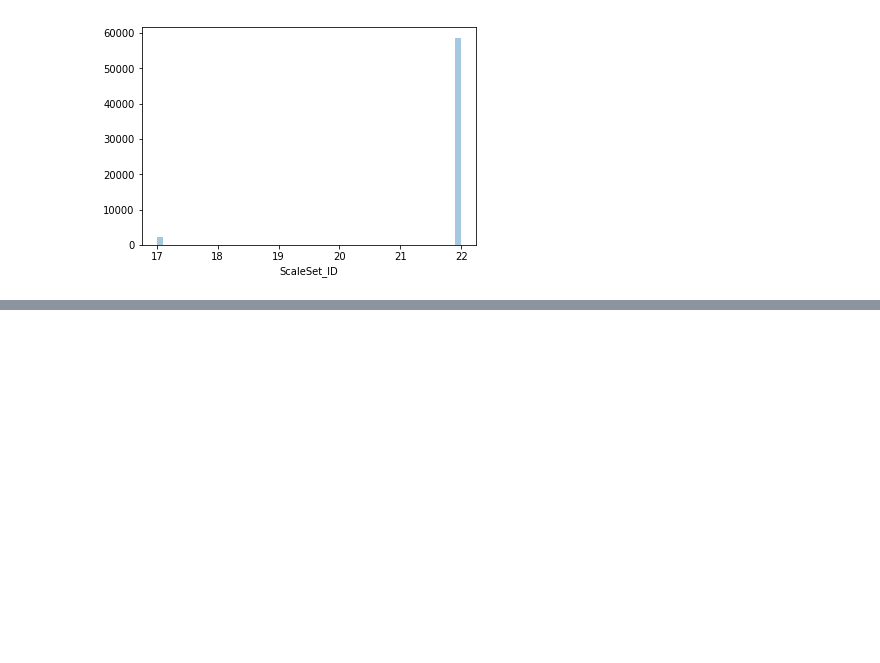
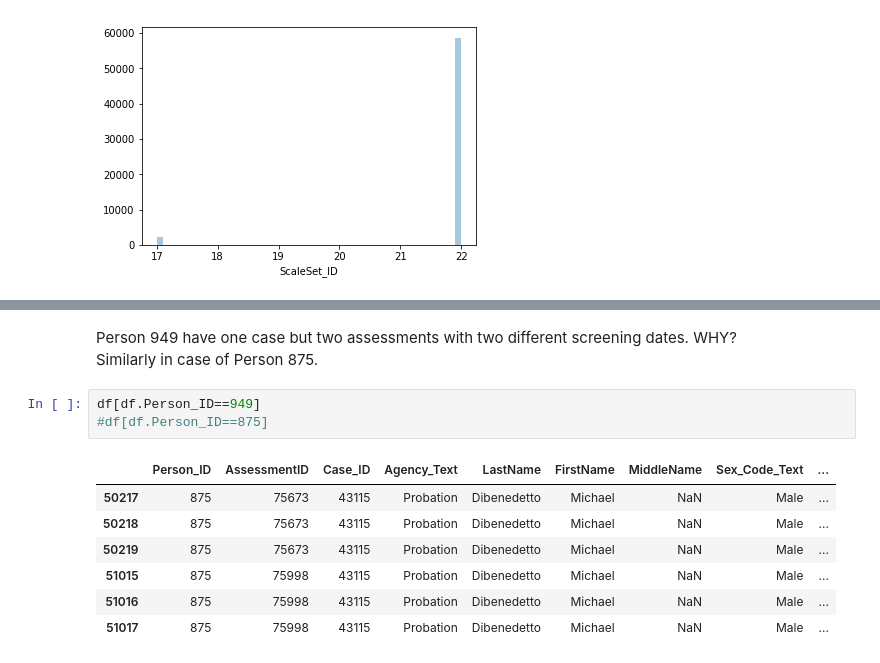
Before and after one commit to kpratikin/Credit-Card-Fraud, a Jupyter notebook: ML_Project.ipynb, the cells around one changed output, grey strips where cells are left out. Cells and saved outputs as stored; diff of their text form; blank space fills up the shorter version.

```diff
--- a/ML_Project.ipynb
+++ b/ML_Project.ipynb
@@ -279,0 +329,14 @@ sns.distplot(df.ScaleSet_ID,kde=False)
+# %% [markdown]
+Person 949 have one case but two assessments with two different screening dates. WHY? <br>
+Similarly in case of Person 875.
+# %%
+df[df.Person_ID==949]
+#df[df.Person_ID==875]
+# %% [output]
+|  | Person_ID | AssessmentID | Case_ID | Agency_Text | LastName | FirstName | MiddleName | Sex_Code_Text | ... |
+| 50217 | 875 | 75673 | 43115 | Probation | Dibenedetto | Michael | NaN | Male | ... |
+| 50218 | 875 | 75673 | 43115 | Probation | Dibenedetto | Michael | NaN | Male | ... |
+| 50219 | 875 | 75673 | 43115 | Probation | Dibenedetto | Michael | NaN | Male | ... |
+| 51015 | 875 | 75998 | 43115 | Probation | Dibenedetto | Michael | NaN | Male | ... |
+| 51016 | 875 | 75998 | 43115 | Probation | Dibenedetto | Michael | NaN | Male | ... |
+| 51017 | 875 | 75998 | 43115 | Probation | Dibenedetto | Michael | NaN | Male | ... |
```
Also changed, not shown: parts of 12 cells of this notebook.
